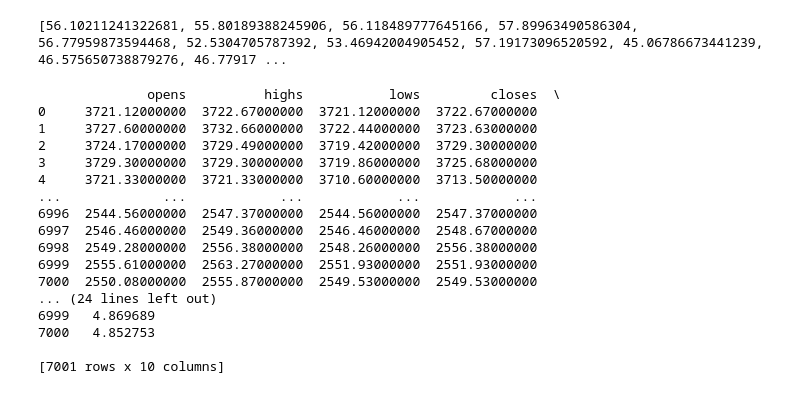
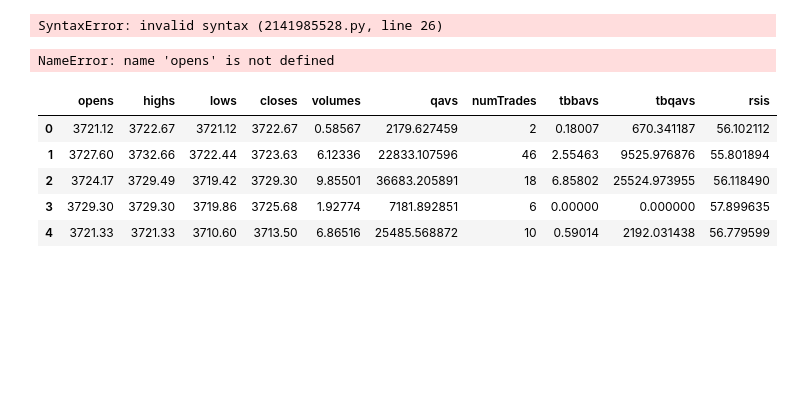
Before and after one commit to JiangoJ/CryCryBot, a Jupyter notebook: Code/Data Collection.ipynb, the cells around one changed output. Saved outputs shown, nothing was run; the diff lists cells and outputs as text; code cells hidden in the pictures; blank space fills up the shorter version.

Commit message:
fix rsis and add labels

```diff
--- a/Code/Data Collection.ipynb
+++ b/Code/Data Collection.ipynb
@@ -147,8 +148,11 @@ numTrades = []
 tbbavs = []
 tbqavs = []
 rsis = []
+labels = []
 
-for c in candles:
+for i in range(len(candles) - 1):
+    c = candles[i]
+
     opens.append(c[1])
     highs.append(c[2])
     lows.append(c[3])
@@ -159,32 +163,25 @@ for c in candles:
     tbbavs.append(c[9])
     tbqavs.append(c[10])
     rsis.append(c[12])
+    labels.append(if (candles[i+1][1] > c[1]) 1 else 0)
 
-
-print(rsis)
+print(labels)
 # %% [output]
-[56.10211241322681, 55.80189388245906, 56.118489777645166, 57.89963490586304, 56.77959873594468, 52.5304705787392, 53.46942004905452, 57.19173096520592, 45.06786673441239, 46.575650738879276, 46.77917 ...
+SyntaxError: invalid syntax (2141985528.py, line 26)
 # %%
-import pandas
 df = pandas.DataFrame(data={"opens": opens, "highs": highs, "lows": lows, "closes": closes, "volumes": volumes, "qavs": qavs, "numTrades": numTrades, "tbbavs": tbbavs, "tbqavs": tbqavs, "rsis": rsis})
-print(df)
+print(df.head())
 
 df.to_csv("./data.csv", sep=',',index=False)
 # %% [output]
-              opens          highs           lows         closes  \
-0     3721.12000000  3722.67000000  3721.12000000  3722.67000000
-1     3727.60000000  3732.66000000  3722.44000000  3723.63000000
-2     3724.17000000  3729.49000000  3719.42000000  3729.30000000
-3     3729.30000000  3729.30000000  3719.86000000  3725.68000000
-4     3721.33000000  3721.33000000  3710.60000000  3713.50000000
-...             ...            ...            ...            ...
-6996  2544.56000000  2547.37000000  2544.56000000  2547.37000000
-6997  2546.46000000  2549.36000000  2546.46000000  2548.67000000
-6998  2549.28000000  2556.38000000  2548.26000000  2556.38000000
-6999  2555.61000000  2563.27000000  2551.93000000  2551.93000000
-7000  2550.08000000  2555.87000000  2549.53000000  2549.53000000
-... (24 lines left out)
-6999   4.869689
-7000   4.852753
-
-[7001 rows x 10 columns]
+NameError: name 'opens' is not defined
+# %%
+data = pd.read_csv('data.csv')
+data.head()
+# %% [output]
+|  | opens | highs | lows | closes | volumes | qavs | numTrades | tbbavs | tbqavs | rsis |
+| 0 | 3721.12 | 3722.67 | 3721.12 | 3722.67 | 0.58567 | 2179.627459 | 2 | 0.18007 | 670.341187 | 56.102112 |
+| 1 | 3727.60 | 3732.66 | 3722.44 | 3723.63 | 6.12336 | 22833.107596 | 46 | 2.55463 | 9525.976876 | 55.801894 |
+| 2 | 3724.17 | 3729.49 | 3719.42 | 3729.30 | 9.85501 | 36683.205891 | 18 | 6.85802 | 25524.973955 | 56.118490 |
+| 3 | 3729.30 | 3729.30 | 3719.86 | 3725.68 | 1.92774 | 7181.892851 | 6 | 0.00000 | 0.000000 | 57.899635 |
+| 4 | 3721.33 | 3721.33 | 3710.60 | 3713.50 | 6.86516 | 25485.568872 | 10 | 0.59014 | 2192.031438 | 56.779599 |
```
Also changed, not shown: parts of 3 cells of this notebook, 1 other file.
